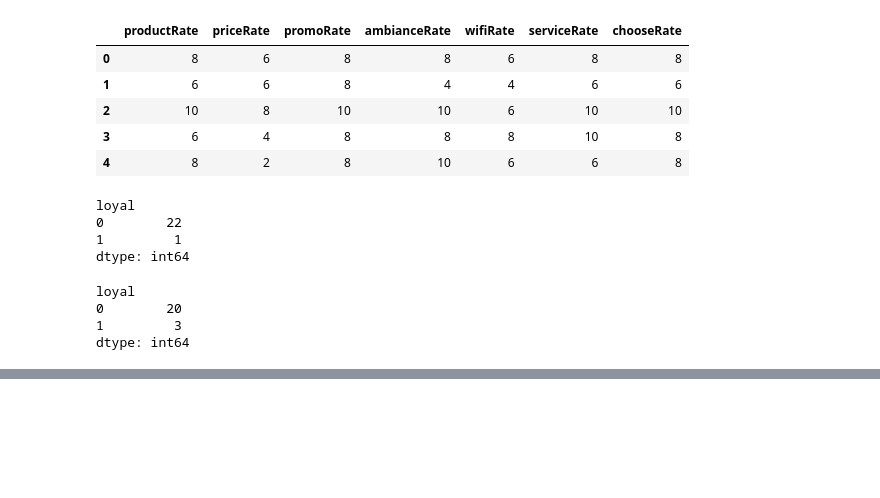
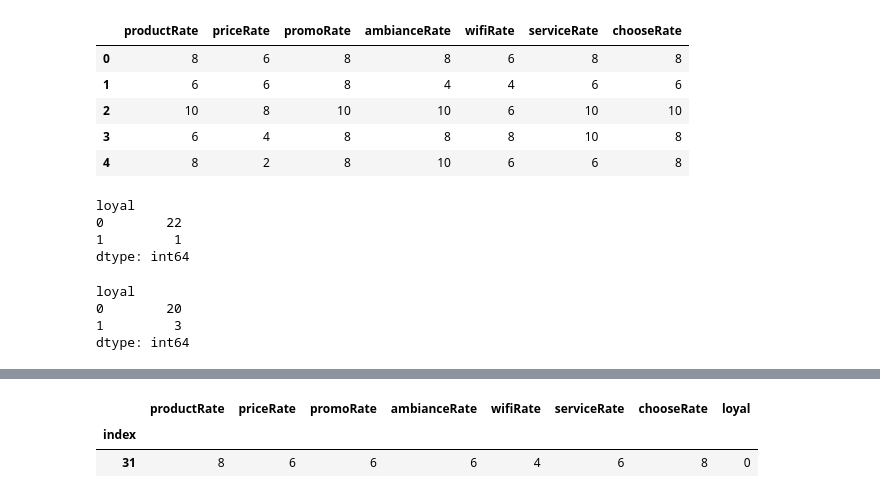
Before and after one commit to miguelvelazco0116/starbucks-customer-survey, a Jupyter notebook: optimizing_loyalty.ipynb, the cells around one changed output, grey strips where cells are left out. Saved outputs shown, nothing was run; the diff lists cells and outputs as text; code cells hidden in the pictures; blank space fills up the shorter version.

```diff
--- a/optimizing_loyalty.ipynb
+++ b/optimizing_loyalty.ipynb
@@ -282,0 +295,6 @@ Overall, there are several aspects to consider, such as the relationship between
+# %%
+df_train.head(1)
+# %% [output]
+|  | productRate | priceRate | promoRate | ambianceRate | wifiRate | serviceRate | chooseRate | loyal |
+| index |  |  |  |  |  |  |  |  |
+| 31 | 8 | 6 | 6 | 6 | 4 | 6 | 8 | 0 |
```
Also changed, not shown: parts of 16 cells of this notebook.
